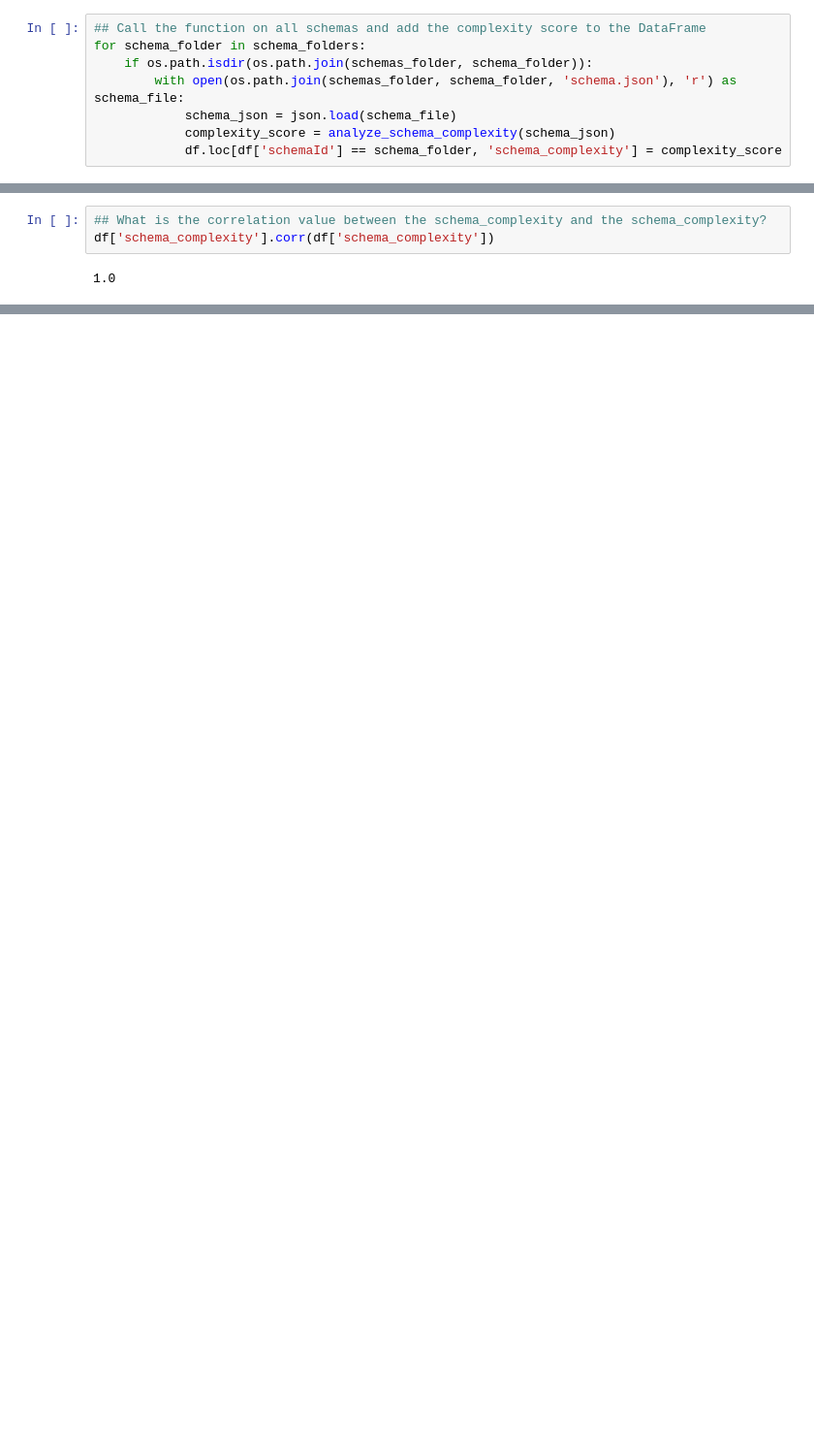
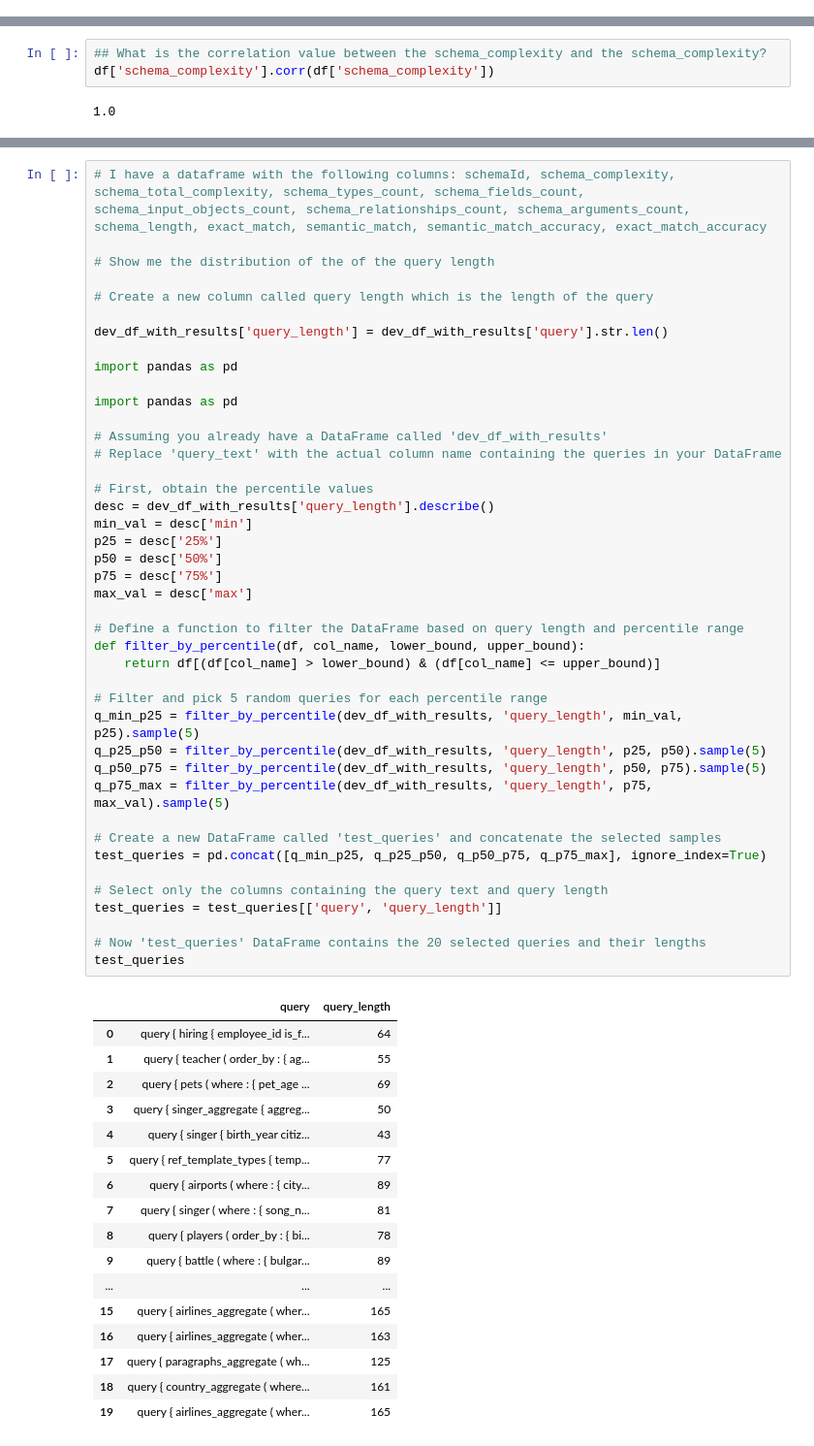
Before and after one commit to Dybton/T5, a Jupyter notebook: dataset-exploration.ipynb, the cells around one changed output, grey strips where cells are left out. Shown: that part at 97% size. Cells and saved outputs as stored; diff of their text form; blank space fills up the shorter version.

```diff
--- a/dataset-exploration.ipynb
+++ b/dataset-exploration.ipynb
@@ -435,9 +439 @@ Complexity score: 64
-# %%
-## Call the function on all schemas and add the complexity score to the DataFrame
-for schema_folder in schema_folders:
-    if os.path.isdir(os.path.join(schemas_folder, schema_folder)):
-        with open(os.path.join(schemas_folder, schema_folder, 'schema.json'), 'r') as schema_file:
-            schema_json = json.load(schema_file)
-            complexity_score = analyze_schema_complexity(schema_json)
-            df.loc[df['schemaId'] == schema_folder, 'schema_complexity'] = complexity_score
 # %%
@@ -535,0 +537,60 @@ Name: semantic_match, dtype: float64
+# %%
+# I have a dataframe with the following columns: schemaId, schema_complexity, schema_total_complexity, schema_types_count, schema_fields_count, schema_input_objects_count, schema_relationships_count, schema_arguments_count, schema_length, exact_match, semantic_match, semantic_match_accuracy, exact_match_accuracy
+
+# Show me the distribution of the of the query length
+
+# Create a new column called query length which is the length of the query
+
+dev_df_with_results['query_length'] = dev_df_with_results['query'].str.len()
+
+import pandas as pd
+
+import pandas as pd
+
+# Assuming you already have a DataFrame called 'dev_df_with_results'
+# Replace 'query_text' with the actual column name containing the queries in your DataFrame
+
+# First, obtain the percentile values
+desc = dev_df_with_results['query_length'].describe()
+min_val = desc['min']
+p25 = desc['25%']
+p50 = desc['50%']
+p75 = desc['75%']
+max_val = desc['max']
+
+# Define a function to filter the DataFrame based on query length and percentile range
+def filter_by_percentile(df, col_name, lower_bound, upper_bound):
+    return df[(df[col_name] > lower_bound) & (df[col_name] <= upper_bound)]
+
+# Filter and pick 5 random queries for each percentile range
+q_min_p25 = filter_by_percentile(dev_df_with_results, 'query_length', min_val, p25).sample(5)
+q_p25_p50 = filter_by_percentile(dev_df_with_results, 'query_length', p25, p50).sample(5)
+q_p50_p75 = filter_by_percentile(dev_df_with_results, 'query_length', p50, p75).sample(5)
+q_p75_max = filter_by_percentile(dev_df_with_results, 'query_length', p75, max_val).sample(5)
+
+# Create a new DataFrame called 'test_queries' and concatenate the selected samples
+test_queries = pd.concat([q_min_p25, q_p25_p50, q_p50_p75, q_p75_max], ignore_index=True)
+
+# Select only the columns containing the query text and query length
+test_queries = test_queries[['query', 'query_length']]
+
+# Now 'test_queries' DataFrame contains the 20 selected queries and their lengths
+test_queries
+# %% [output]
+|  | query | query_length |
+| 0 | query { hiring { employee_id is_f... | 64 |
+| 1 | query { teacher ( order_by : { ag... | 55 |
+| 2 | query { pets ( where : { pet_age ... | 69 |
+| 3 | query { singer_aggregate { aggreg... | 50 |
+| 4 | query { singer { birth_year citiz... | 43 |
+| 5 | query { ref_template_types { temp... | 77 |
+| 6 | query { airports ( where : { city... | 89 |
+| 7 | query { singer ( where : { song_n... | 81 |
+| 8 | query { players ( order_by : { bi... | 78 |
+| 9 | query { battle ( where : { bulgar... | 89 |
+| ... | ... | ... |
+| 15 | query { airlines_aggregate ( wher... | 165 |
+| 16 | query { airlines_aggregate ( wher... | 163 |
+| 17 | query { paragraphs_aggregate ( wh... | 125 |
+| 18 | query { country_aggregate ( where... | 161 |
+| 19 | query { airlines_aggregate ( wher... | 165 |
```
Also changed, not shown: parts of 11 cells of this notebook.
